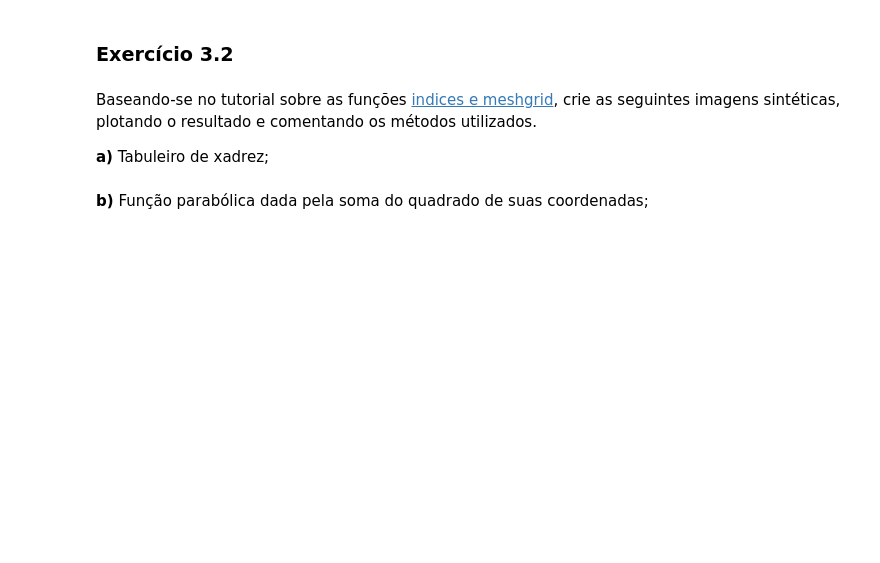
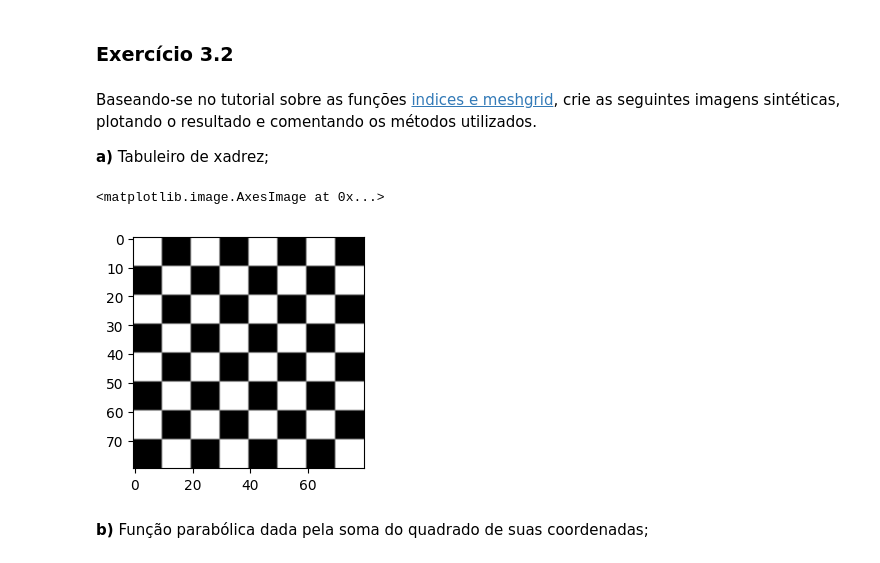
Before and after one commit to UNICAMP-EA979/2026s1-pi01-numpy-TZShinobi, a Jupyter notebook: Atividade.ipynb, the cells around one changed output. Cells and saved outputs as stored; diff of their text form; code cells hidden in the pictures; blank space fills up the shorter version.

```diff
--- a/Atividade.ipynb
+++ b/Atividade.ipynb
@@ -487,2 +539,15 @@ Baseando-se no tutorial sobre as funções [indices e meshgrid](https://github.c
+# %%
+r,c = np.indices((80,80))
+f = (r//10 + c//10) % 2 == 0
+
+tabuleiro = np.zeros([80, 80], dtype=np.uint8)
+
+tabuleiro[f] = 255
+
+plt.figure(figsize = (3,3))
+plt.imshow(tabuleiro,vmin=0, vmax=255, cmap='gray')
+# %% [output]
+<matplotlib.image.AxesImage at 0x...>
+[figure, added]
 # %% [markdown]
 **b)** Função parabólica dada pela soma do quadrado de suas coordenadas;
```
Also changed, not shown: parts of 18 cells of this notebook.
